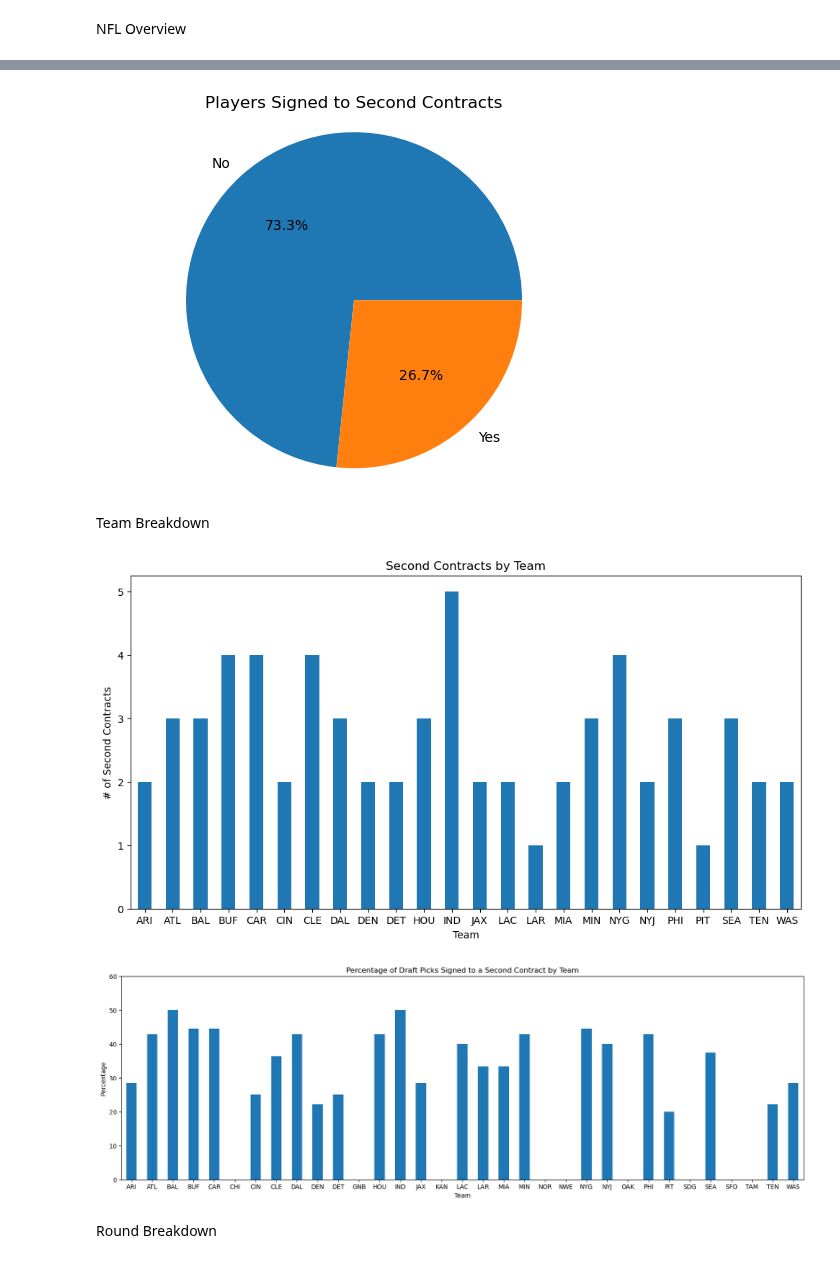
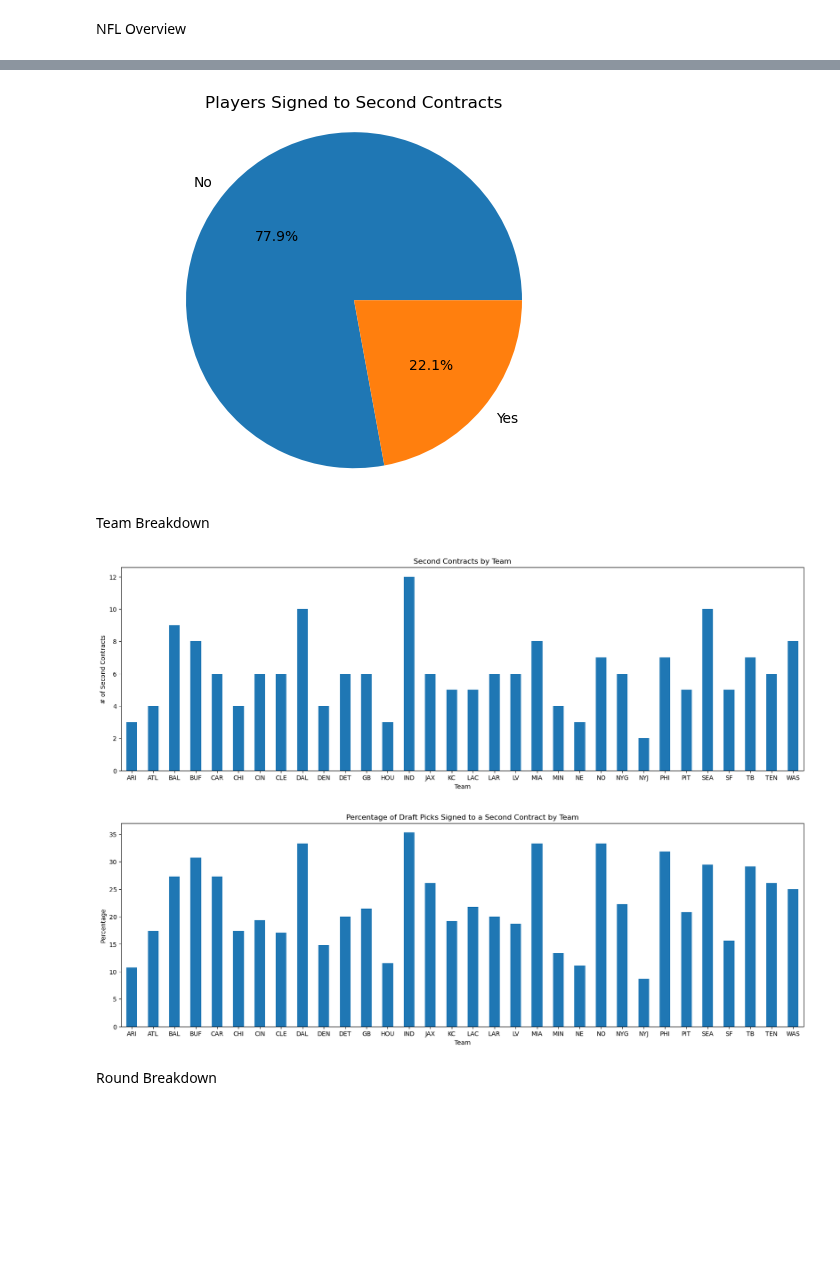
Before and after one commit to maslla100/NFL-Draft-Trends-, a Jupyter notebook: NFL_project_cleaned.ipynb, the cells around one changed output, grey strips where cells are left out. Saved outputs shown, nothing was run; the diff lists cells and outputs as text; code cells hidden in the pictures; blank space fills up the shorter version.

Commit message:
adjusting graphs; added adjusttext

```diff
--- a/NFL_project_cleaned.ipynb
+++ b/NFL_project_cleaned.ipynb
@@ -20,7 +22,7 @@ draft_df.head()
 
 draft_16_19= draft_df[(draft_df['draft_year'] >= 2016) &
                                    (draft_df['draft_year'] <= 2019) &
-                                   (draft_df['rnd'].isin([1.0, 2.0]))].reset_index(drop=True)
+                                   (draft_df['rnd'].isin([1.0, 2.0, 3.0, 4.0, 5.0, 6.0, 7.0]))].reset_index(drop=True)
 # %%
 # Drop columns
 columns_to_drop = ['search_key', 'id', 'g', 'value_norm', 'gtd_norm']
@@ -75,7 +77,19 @@ nfl_team_names = {
     'Commanders': 'WAS'
 }
 
+team_update_dict = {
+    "GNB" : "GB",
+    "KAN" : "KC",
+    "NOR" : "NO",
+    "NWE" : "NE",
+    "OAK" : "LV",
+    "SFO" : "SF",
+    "TAM" : "TB",
+    "SDG" : "LAC",
+}
+
 draft_16_19['signing_team'] = draft_16_19['signing_team'].map(nfl_team_names).fillna(draft_16_19['signing_team'])
+draft_16_19['team'] = draft_16_19['team'].map(team_update_dict).fillna(draft_16_19['team'])
 
 # Get rid of unneecessary decimals
 
@@ -260,29 +274,29 @@ plt.savefig("output_data/Fig2.png")
 #show plot
 plt.show()
 # %% [output]
-[figure, old version]
+[figure, new version]
 # %% [markdown]
 Team Breakdown
 # %%
 # Count second contracts by team
 contracts_by_team = merged_nfl_df_unique[merged_nfl_df_unique['second_contract']].groupby('team').size()
 
 # Create the bar plot
-plt.figure(figsize=(12, 6))
+plt.figure(figsize=(20, 6))
 contracts_by_team.plot(kind='bar')
 plt.title('Second Contracts by Team')
 plt.ylabel('# of Second Contracts')
 plt.xlabel("Team")
 plt.xticks(rotation=0)
 
 
 #save figure to output_data
 plt.savefig("output_data/Fig3.png")
 
 #show plot
 plt.show()
 # %% [output]
-[figure, old version]
+[figure, new version]
 # %%
 # Calculate the percentage of draft picks signed to a second contract by team
 total_by_team = merged_nfl_df_unique.groupby('team').size()
@@ -293,7 +307,7 @@ plt.figure(figsize=(20, 6))
 percent_second_contracts_by_team.plot(kind='bar')
 plt.title('Percentage of Draft Picks Signed to a Second Contract by Team')
 plt.ylabel('Percentage')
-plt.ylim(0, 60)
+plt.ylim(0, 37)
 plt.xlabel("Team")
 plt.xticks(rotation=0)
 
@@ -303,7 +317,7 @@ plt.savefig("output_data/Fig4.png")
 #show plot
 plt.show()
 # %% [output]
-[figure, old version]
+[figure, new version]
 # %% [markdown]
 Round Breakdown
 # %%
```
Also changed, not shown: parts of 19 cells of this notebook.
